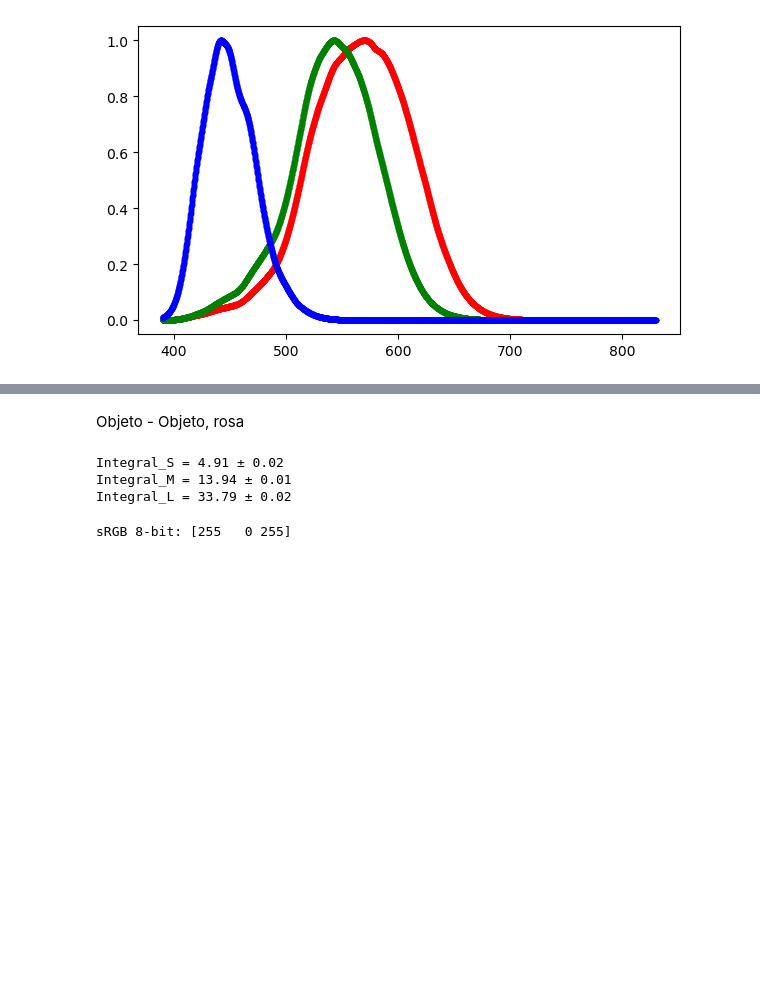
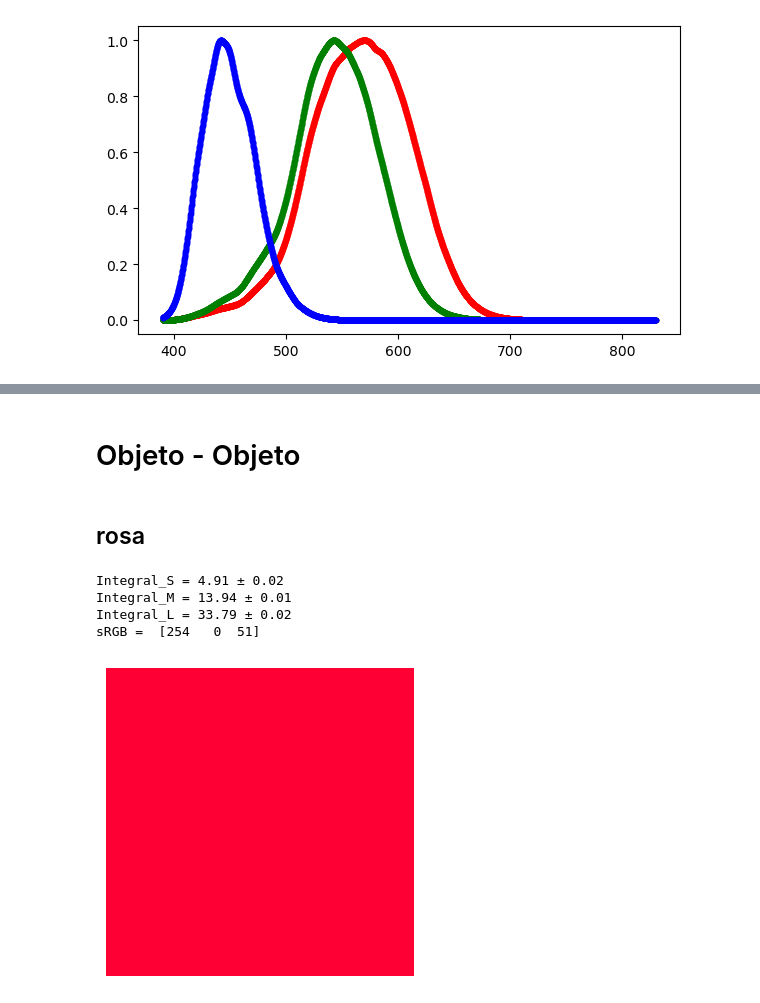
Before and after one commit to mauri-stack/labo5, a Jupyter notebook: espectroscopía_difractiva/visión_en_color.ipynb, the cells around one changed output, grey strips where cells are left out. Drawn from its saved outputs; the diff is of its cells as text; code cells hidden in the pictures; blank space fills up the shorter version.

Commit message:
agrego para analizar los txt

```diff
--- a/espectroscopía_difractiva/visión_en_color.ipynb
+++ b/espectroscopía_difractiva/visión_en_color.ipynb
@@ -395,2 +294,0 @@ def análisis(ruta_espectro, ruta_carpeta_errores, ruta_eficiencia_csv, inferior
-# %% [markdown]
-Objeto - Objeto, rosa
@@ -397,41 +398,25 @@ Objeto - Objeto, rosa
+# %% [markdown]
+# Objeto - Objeto
+# %% [markdown]
+## rosa
 # %%
 S, M, L = análisis("/Users/Mauri/Desktop/Labo 5/Espectroscopía difractiva/17-10/objeto-celular/obj-obj/rosa (caja-tijera)/caja rosa/promedio.csv",
          "/Users/Mauri/Desktop/Labo 5/Espectroscopía difractiva/17-10/objeto-celular/obj-obj/rosa (caja-tijera)/caja rosa/desv",
          "/Users/Mauri/Desktop/Labo 5/Espectroscopía difractiva/eficiencia.csv",
          350, 700, "/Users/Mauri/Desktop/Labo 5/Espectroscopía difractiva/respuesta conos tabulados/Copia de CIE_lms_cf_2deg.csv",
          eff = True)
+
+rgb = lms_to_srgb(L, M, S, normalize=True)
+
+print("sRGB = ", rgb)
+
+color(rgb)
 # %% [output]
 Integral_S = 4.91 ± 0.02
 Integral_M = 13.94 ± 0.01
 Integral_L = 33.79 ± 0.02
+sRGB =  [254   0  51]
+[figure, added]
-# %%
-LMS = np.array([L, M, S])
-
-# Matriz HPE (XYZ -> LMS) aproximada (ejemplo tomado de referencias sobre H-P-E)
-M_HPE = np.array([[ 0.4002,  0.7076, -0.0808],
-                  [-0.2263,  1.1653,  0.0457],
-                  [ 0.0000,  0.0000,  0.9182]])
-
-# Invertir para obtener XYZ desde LMS
-M_inv = np.linalg.inv(M_HPE)
-XYZ = M_inv.dot(LMS)
-
-# Matriz XYZ -> linear sRGB (estándar)
-M_xyz2srgb = np.array([[ 3.2406, -1.5372, -0.4986],
-                       [-0.9689,  1.8758,  0.0415],
-                       [ 0.0557, -0.2040,  1.0570]])
-rgb_linear = M_xyz2srgb.dot(XYZ)
-
-# aplicar clipping y gamma sRGB (simplificada)
-rgb_linear = np.clip(rgb_linear, 0, None)
-def gamma_srgb(u):
-    a = 0.055
-    return np.where(u <= 0.0031308, 12.92*u, (1+a)*np.power(u,1/2.4)-a)
-rgb = gamma_srgb(rgb_linear)
-rgb8 = (np.clip(rgb,0,1)*255).astype(int)
-print("sRGB 8-bit:", rgb8)
-# %% [output]
-sRGB 8-bit: [255   0 255]
 # %%
 S, M, L = análisis("/Users/Mauri/Desktop/Labo 5/Espectroscopía difractiva/17-10/objeto-celular/obj-obj/rosa (caja-tijera)/tijera rosa/promedio.csv",
          "/Users/Mauri/Desktop/Labo 5/Espectroscopía difractiva/17-10/objeto-celular/obj-obj/rosa (caja-tijera)/tijera rosa/desv",
```
Also changed, not shown: parts of 24 cells of this notebook.
